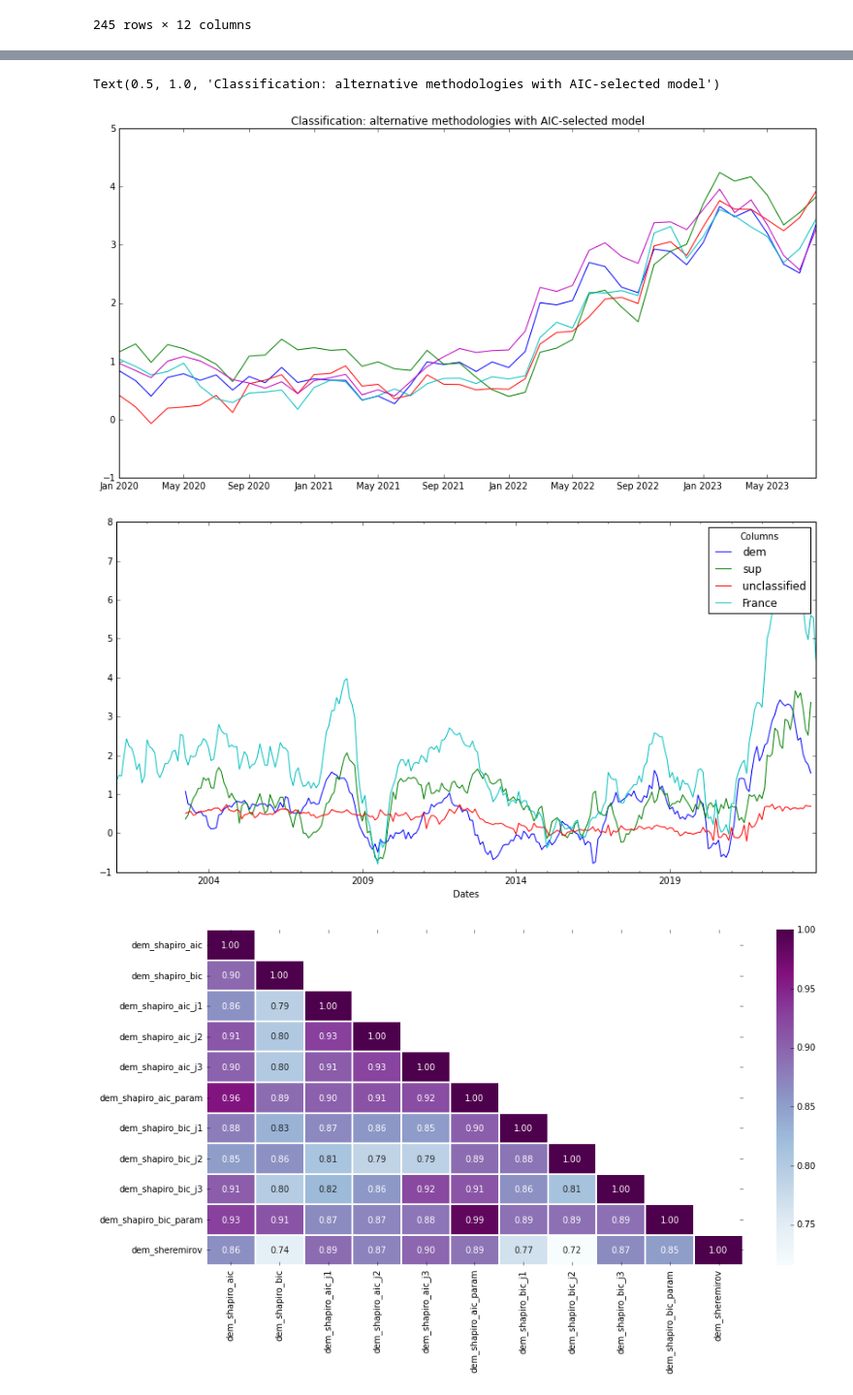
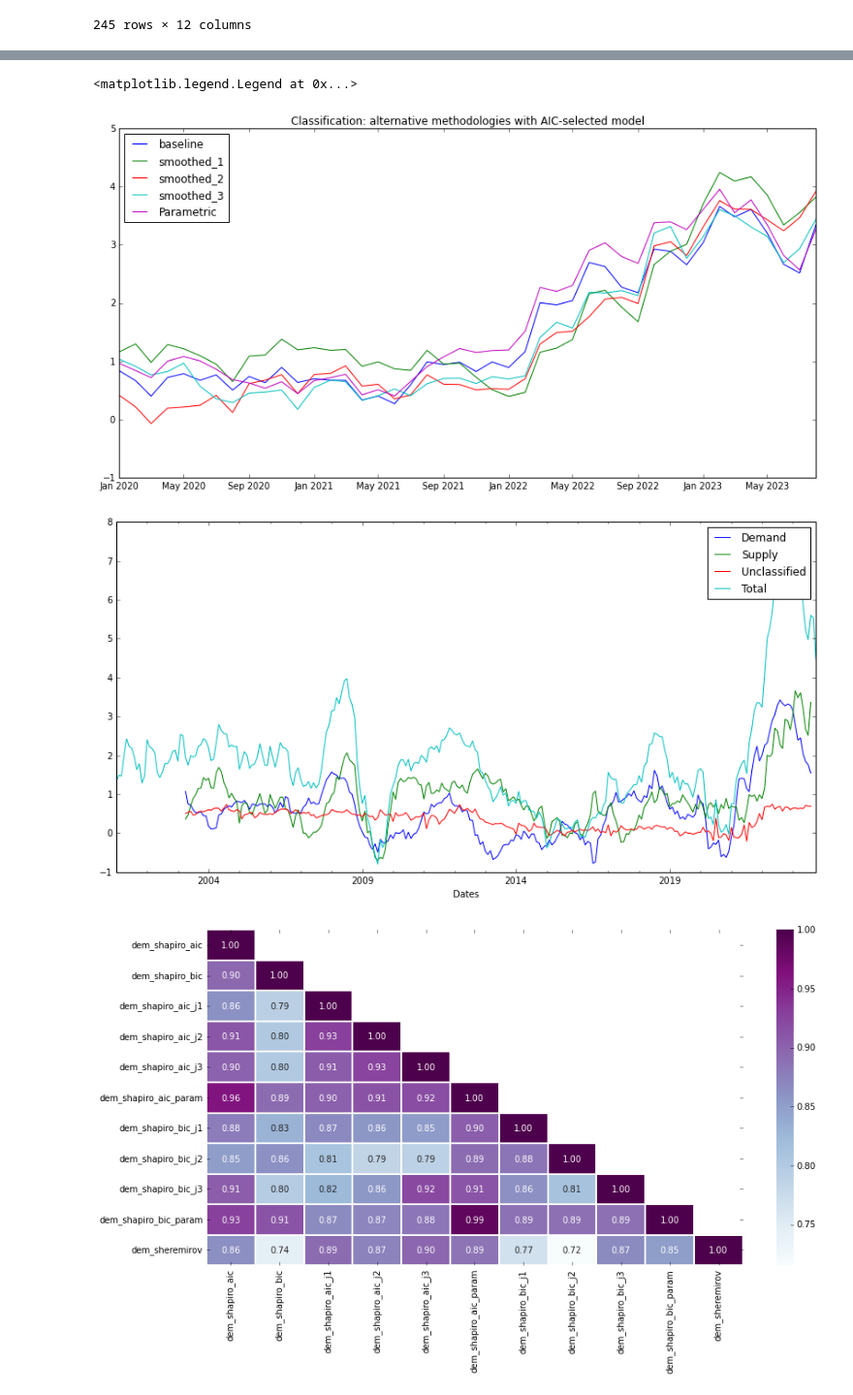
Before and after one commit to pierld/SVAR3A, a Jupyter notebook: main/Documentation.ipynb, the cells around one changed output, grey strips where cells are left out. Shown: that part at 97% size. Drawn from its saved outputs; the diff is of its cells as text; code cells hidden in the pictures.

```diff
--- a/main/Documentation.ipynb
+++ b/main/Documentation.ipynb
@@ -409,18 +409,19 @@ Text(0.5, 1.0, 'AIC vs BIC select model comparison : estimated supply component
 # %%
 matplotlib.rcParams['figure.figsize'] = [14, 7]
 plt.plot(cpi_meta.shapiro_aic_r[(cpi_meta.shapiro_aic_r.index.year>=2020)][['sup','sup_j1','sup_j2','sup_j3','sup_param']])
 plt.title('Classification: alternative methodologies with AIC-selected model')
+plt.legend(['baseline','smoothed_1','smoothed_2','smoothed_3','Parametric'], loc = "upper left")
 # %% [output]
-Text(0.5, 1.0, 'Classification: alternative methodologies with AIC-selected model')
+<matplotlib.legend.Legend at 0x...>
-[figure, old version]
+[figure, new version]
 # %%
 matplotlib.rcParams['figure.figsize'] = [14, 7]
 ax = cpi_meta.shapiro_aic_r[["dem","sup","unclassified"]].plot()
 cpi_meta.meta.overall.rolling(12).sum().dropna()[[cpi_meta.meta.country]].plot(ax=ax) #YoY overall inflation
-plt.legend(title='Columns')
+plt.legend(["Demand","Supply","Unclassified","Total"])
 plt.show()
 # %% [output]
-[figure, old version]
+[figure, new version]
 # %%
 matplotlib.rcParams['figure.figsize'] = [14, 7]
 cpi_meta.correlation("demand")
```
Also changed, not shown: parts of 4 cells of this notebook, 18 other files.
